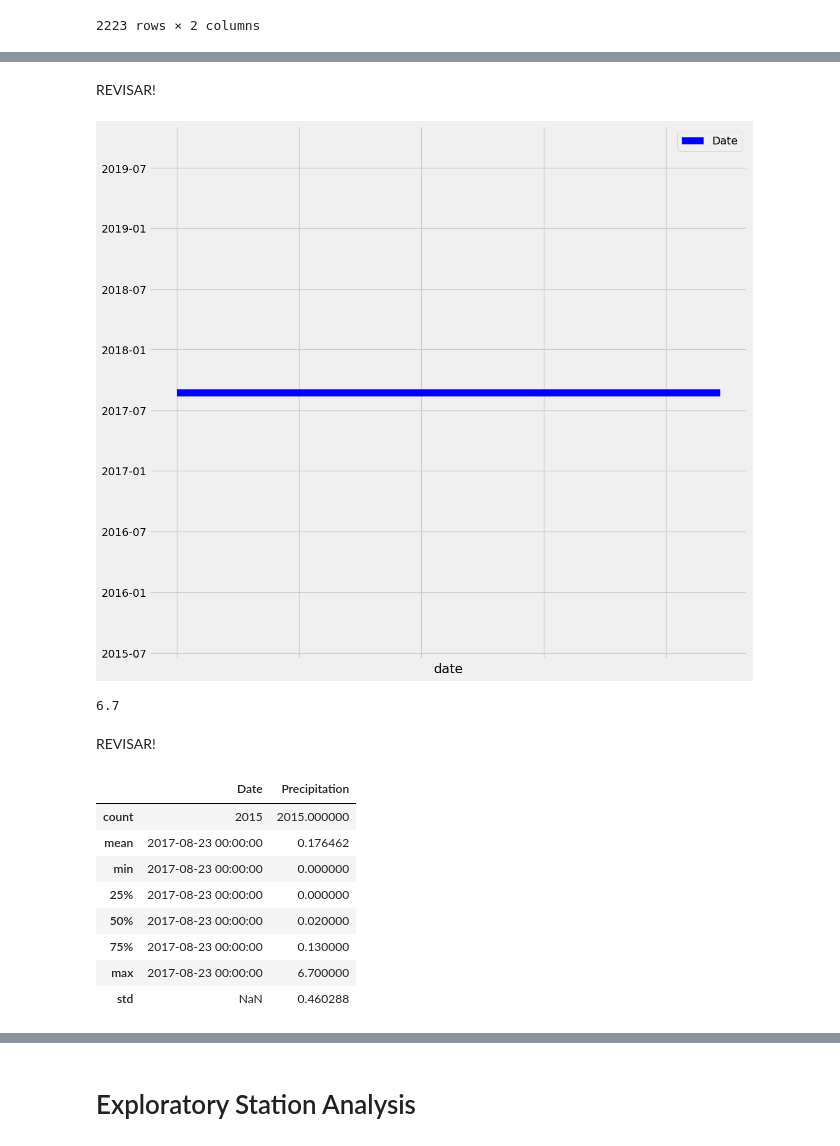
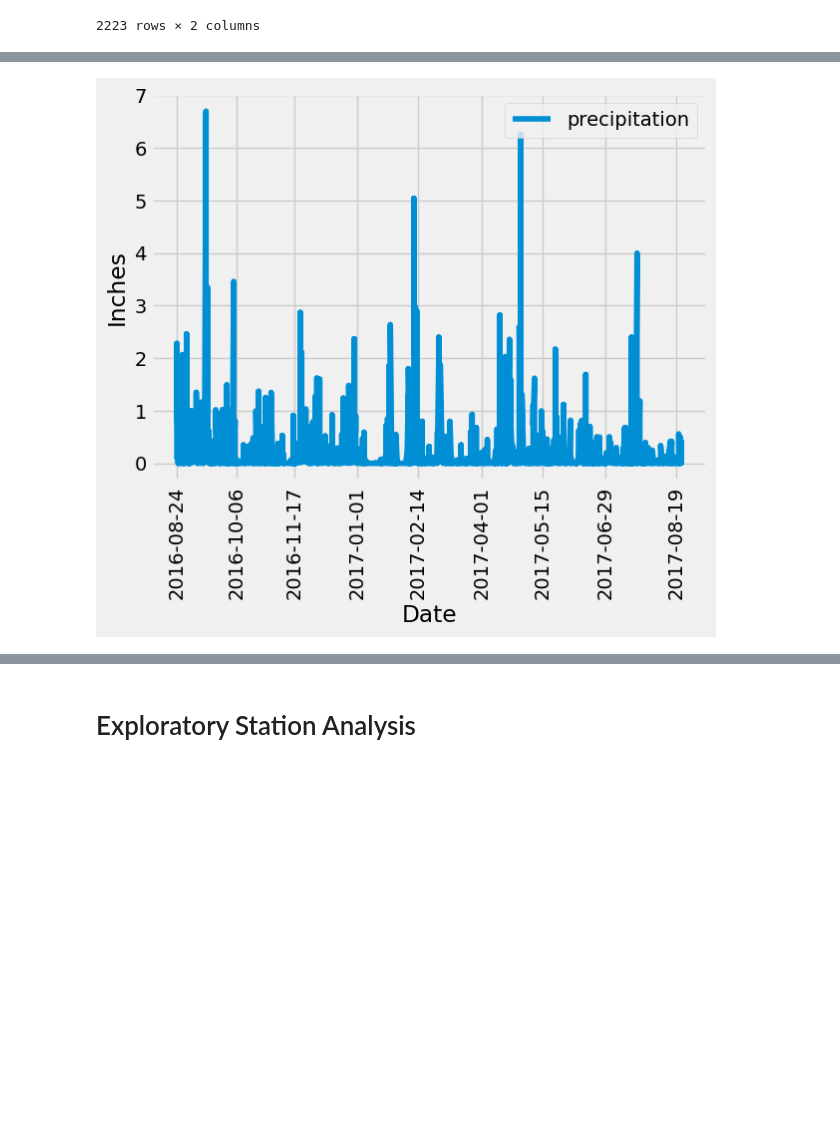
Before and after one commit to dragatuso/sqlalchemy-challenge, a Jupyter notebook: SurfsUp/climate_starter.ipynb, the cells around one changed output, grey strips where cells are left out. Drawn from its saved outputs; the diff is of its cells as text; code cells hidden in the pictures; blank space fills up the shorter version.

```diff
--- a/SurfsUp/climate_starter.ipynb
+++ b/SurfsUp/climate_starter.ipynb
@@ -125,46 +121,14 @@ precipitation_df
 | 2222 | 2017-08-23 | 0.45 |
 2015 rows × 2 columns
-# %% [markdown]
-REVISAR!
-# %%
-# Use Pandas Plotting with Matplotlib to plot the data
-ax=precipitation_df.plot(color='b',figsize=(12,10),legend=True,linewidth=9.0,grid=True)
-#Removing xticks
-plt.setp(ax.get_xticklabels(), visible=False)
-plt.tight_layout()
-plt.xlabel("date")
-plt.show()
-# %% [output]
-[figure, removed]
-# %%
-precip_mean=precipitation_df["Precipitation"].mean()
-precip_count=precipitation_df["Precipitation"].count()
-precip_std=precipitation_df["Precipitation"].std()
-precip_min=precipitation_df["Precipitation"].min()
-
-precip_max=precipitation_df["Precipitation"].max()
-
-precip_mean
-precip_count
-precip_std
-precip_min
-
-precip_max
-# %% [output]
-6.7
-# %% [markdown]
-REVISAR!
-# %%
-precipitation_df.describe()
-# %% [output]
-|  | Date | Precipitation |
-| count | 2015 | 2015.000000 |
-| mean | 2017-08-23 00:00:00 | 0.176462 |
-| min | 2017-08-23 00:00:00 | 0.000000 |
-| 25% | 2017-08-23 00:00:00 | 0.000000 |
-| 50% | 2017-08-23 00:00:00 | 0.020000 |
-| 75% | 2017-08-23 00:00:00 | 0.130000 |
-| max | 2017-08-23 00:00:00 | 6.700000 |
-| std | NaN | 0.460288 |
+# %%
+# Use Pandas Plotting with Matplotlib to plot the data
+plt.plot(precipitation_df['Date'],precipitation_df['Precipitation'])
+ticks = plt.xticks(precipitation_df['Date'][::250],rotation=90)
+plt.xlabel("Date")
+plt.ylabel("Inches")
+plt.legend(['precipitation'],loc='upper right')
+plt.show()
+# %% [output]
+[figure, added]
 # %%
 # Use Pandas to calculate the summary statistics for the precipitation data
```
Also changed, not shown: parts of 6 cells of this notebook.
